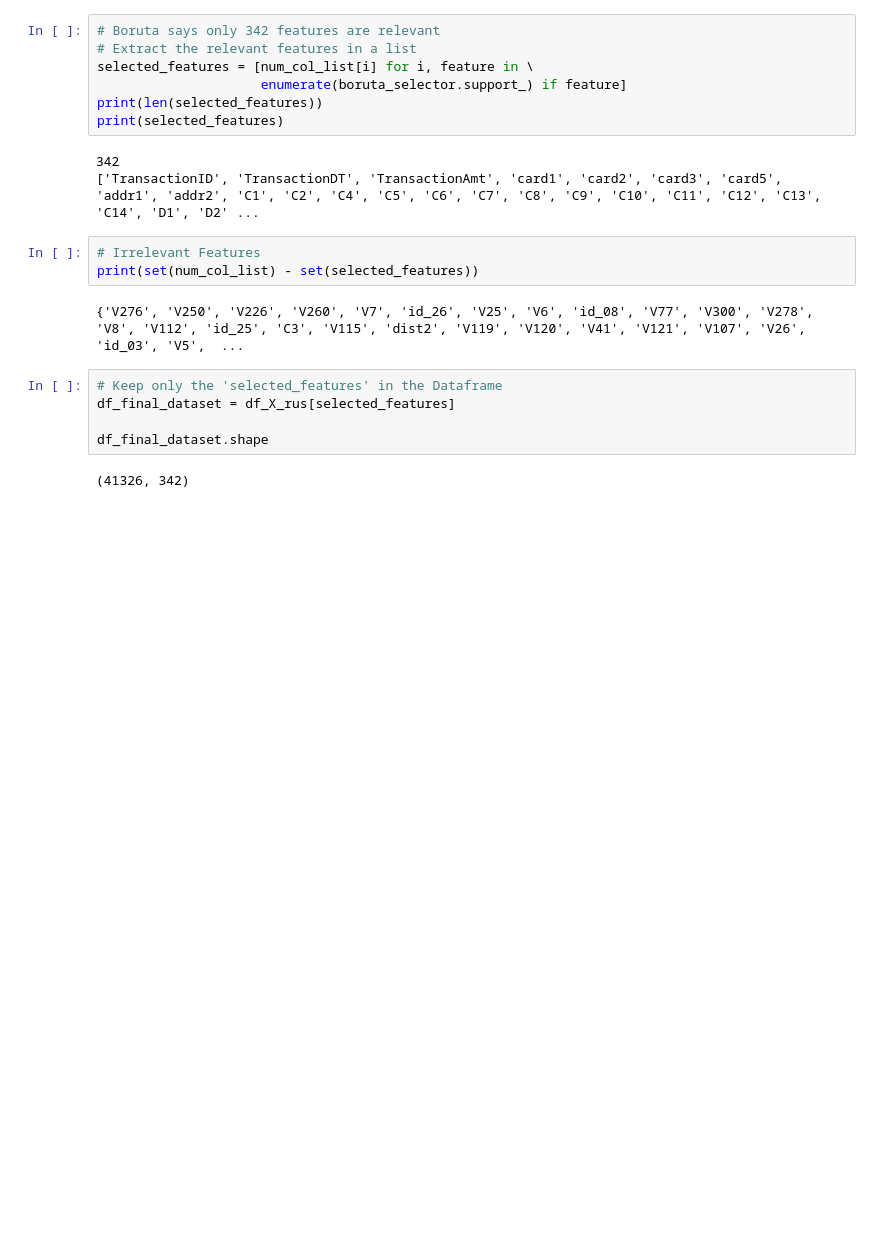
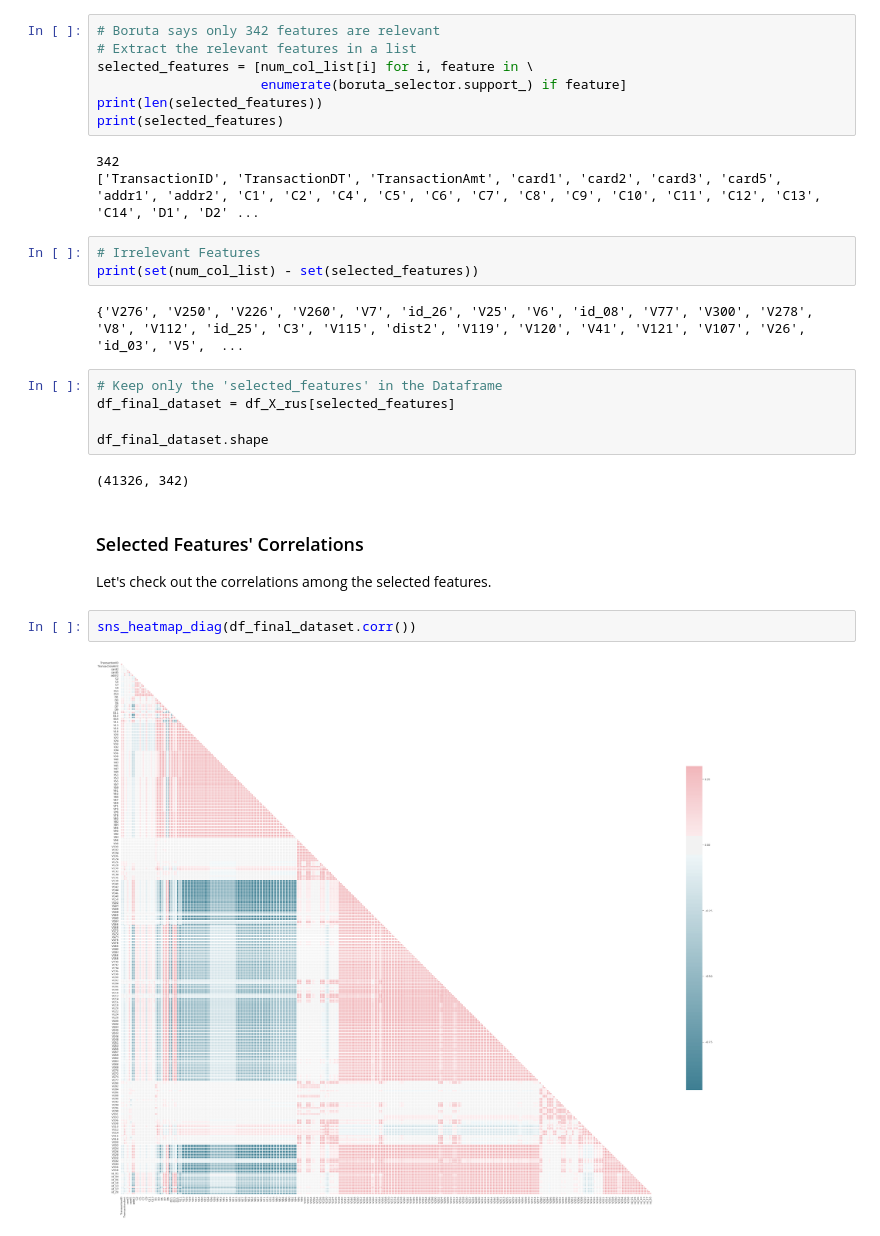
Before and after one commit to pranjalchaubey/Credit-Fraud-Detection, a Jupyter notebook: src/Card_Fraud_Detection.ipynb, the cells around one changed output. Drawn from its saved outputs; the diff is of its cells as text; blank space fills up the shorter version.

```diff
--- a/src/Card_Fraud_Detection.ipynb
+++ b/src/Card_Fraud_Detection.ipynb
@@ -531,3 +529,10 @@ df_final_dataset = df_X_rus[selected_features]
 df_final_dataset.shape
 # %% [output]
 (41326, 342)
+# %% [markdown]
+### Selected Features' Correlations
+Let's check out the correlations among the selected features.
+# %%
+sns_heatmap_diag(df_final_dataset.corr())
+# %% [output]
+[figure, added]
```
Also changed, not shown: parts of 5 cells of this notebook.
